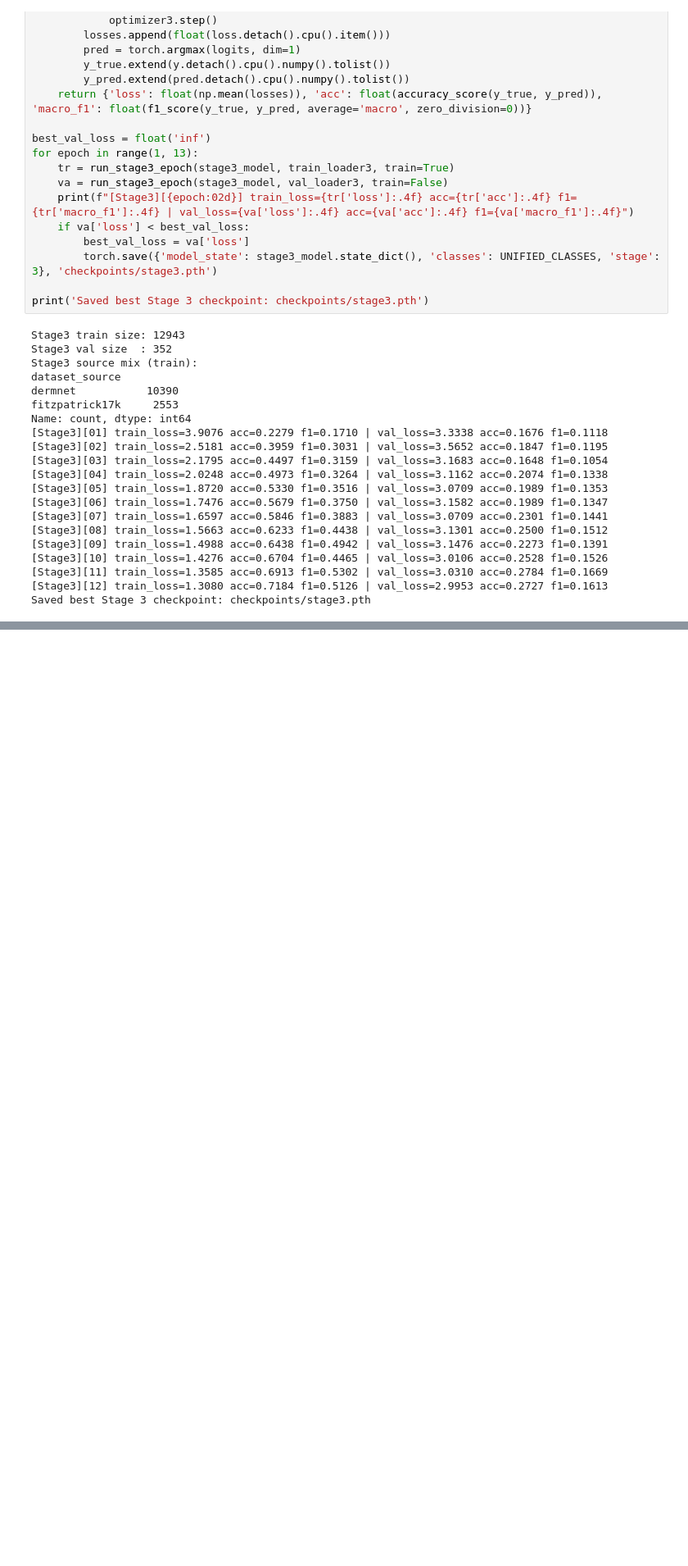
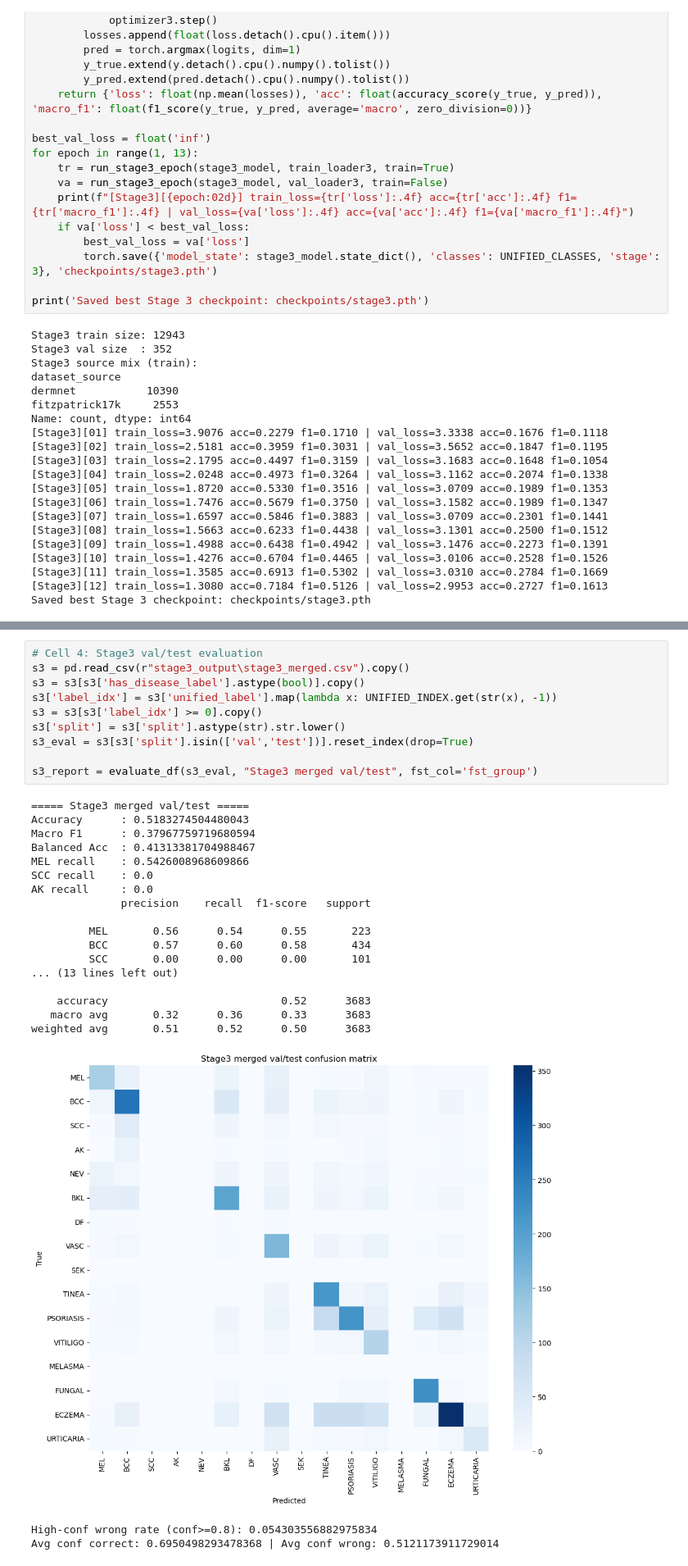
Before and after one commit to Prakhar9896/SkinDisease, a Jupyter notebook: model.ipynb, the cells around one changed output, grey strips where cells are left out. Shown at 82% size. Cells and saved outputs as stored; diff of their text form; blank space fills up the shorter version.

```diff
--- a/model.ipynb
+++ b/model.ipynb
@@ -875,0 +1307,31 @@ Saved best Stage 3 checkpoint: checkpoints/stage3.pth
+# %%
+# Cell 4: Stage3 val/test evaluation
+s3 = pd.read_csv(r"stage3_output\stage3_merged.csv").copy()
+s3 = s3[s3['has_disease_label'].astype(bool)].copy()
+s3['label_idx'] = s3['unified_label'].map(lambda x: UNIFIED_INDEX.get(str(x), -1))
+s3 = s3[s3['label_idx'] >= 0].copy()
+s3['split'] = s3['split'].astype(str).str.lower()
+s3_eval = s3[s3['split'].isin(['val','test'])].reset_index(drop=True)
+
+s3_report = evaluate_df(s3_eval, "Stage3 merged val/test", fst_col='fst_group')
+# %% [output]
+===== Stage3 merged val/test =====
+Accuracy      : 0.5183274504480043
+Macro F1      : 0.37967759719680594
+Balanced Acc  : 0.41313381704988467
+MEL recall    : 0.5426008968609866
+SCC recall    : 0.0
+AK recall     : 0.0
+              precision    recall  f1-score   support
+
+         MEL       0.56      0.54      0.55       223
+         BCC       0.57      0.60      0.58       434
+         SCC       0.00      0.00      0.00       101
+... (13 lines left out)
+
+    accuracy                           0.52      3683
+   macro avg       0.32      0.36      0.33      3683
+weighted avg       0.51      0.52      0.50      3683
+[figure, added]
+High-conf wrong rate (conf>=0.8): 0.054303556882975834
+Avg conf correct: 0.6950498293478368 | Avg conf wrong: 0.5121173911729014
```
Also changed, not shown: parts of 22 cells of this notebook, 11 other files.
